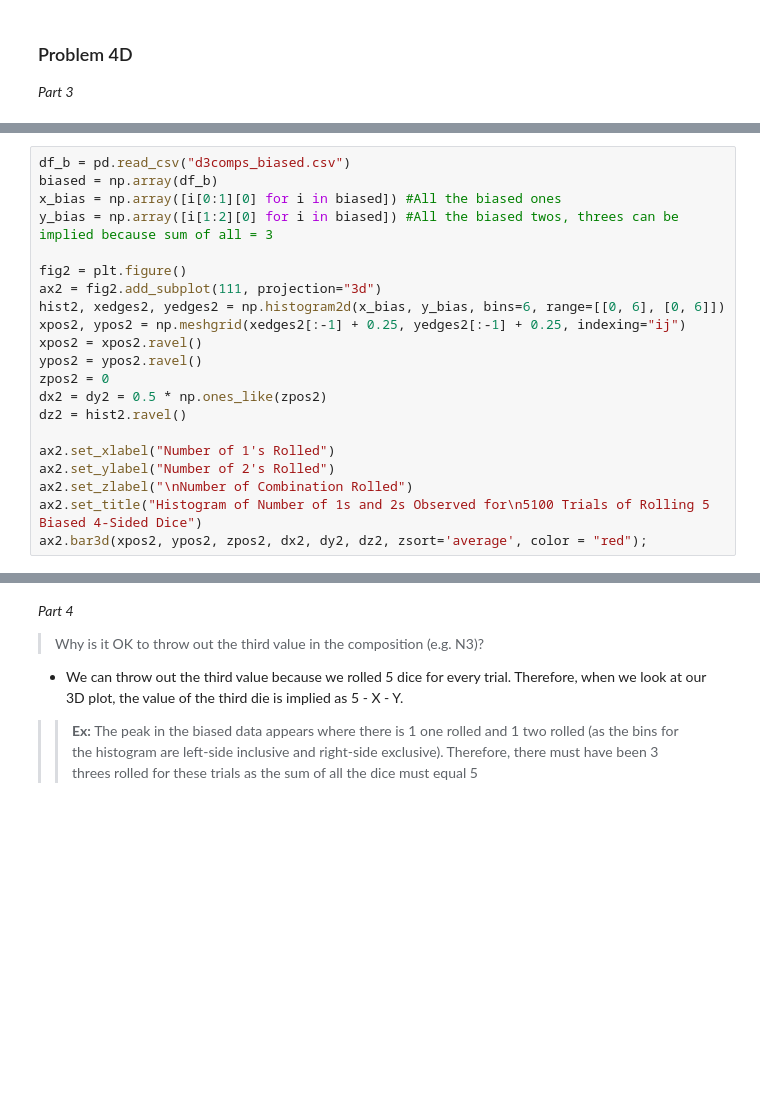
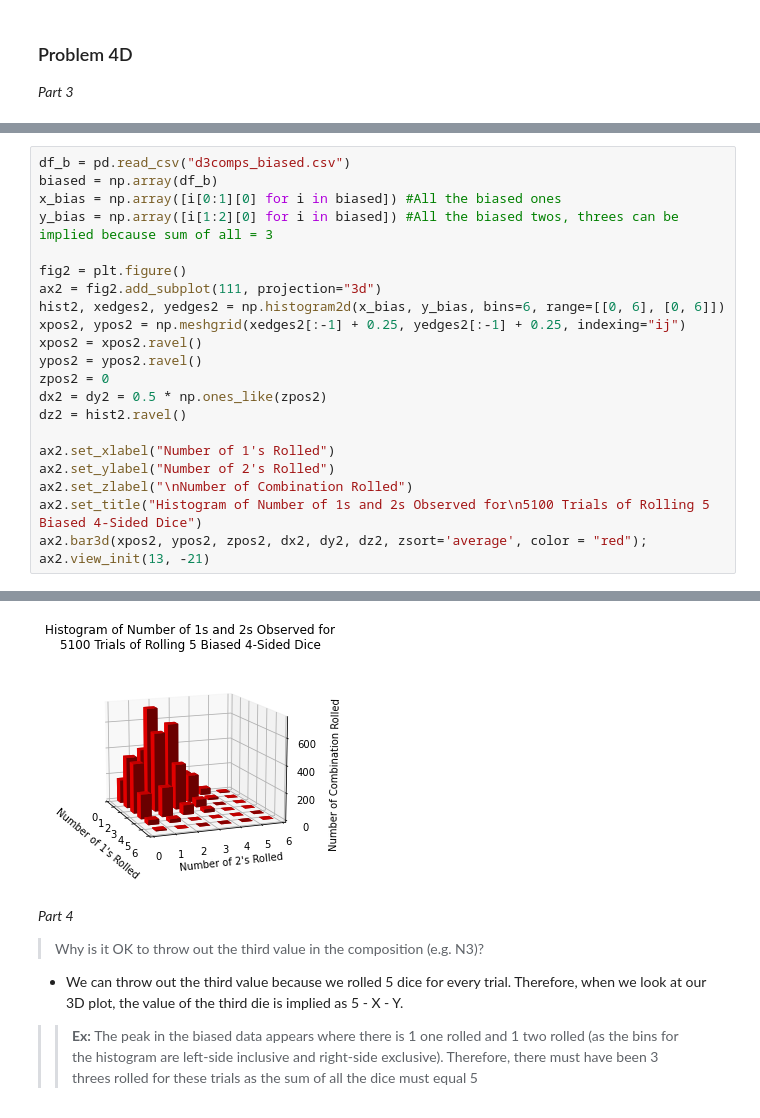
Before and after one commit to benf549/PChem-Problem-Sets, a Jupyter notebook: Problem Set 4/Problem Set 4.ipynb, the cells around one changed output, grey strips where cells are left out. Drawn from its saved outputs; the diff is of its cells as text; blank space fills up the shorter version.

```diff
--- a/Problem Set 4/Problem Set 4.ipynb
+++ b/Problem Set 4/Problem Set 4.ipynb
@@ -288,4 +288,5 @@ ax2.set_ylabel("Number of 2's Rolled")
 ax2.set_zlabel("\nNumber of Combination Rolled")
 ax2.set_title("Histogram of Number of 1s and 2s Observed for\n5100 Trials of Rolling 5 Biased 4-Sided Dice")
 ax2.bar3d(xpos2, ypos2, zpos2, dx2, dy2, dz2, zsort='average', color = "red");
+ax2.view_init(13, -21)
 # %% [output]
@@ -294,3 +293,4 @@ ax2.bar3d(xpos2, ypos2, zpos2, dx2, dy2, dz2, zsort='average', color = "red");
+[figure, added]
 # %% [markdown]
 *Part 4*
 > Why is it OK to throw out the third value in the composition (e.g. N3)?
```
Also changed, not shown: parts of 7 cells of this notebook, 7 other files.
